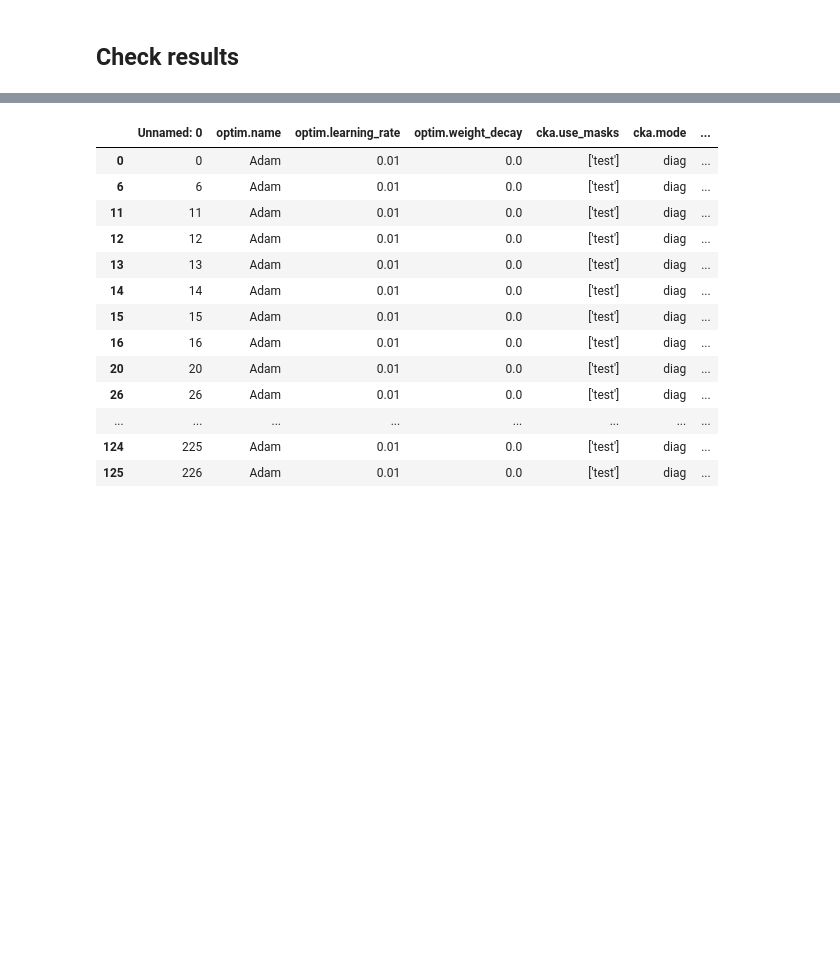
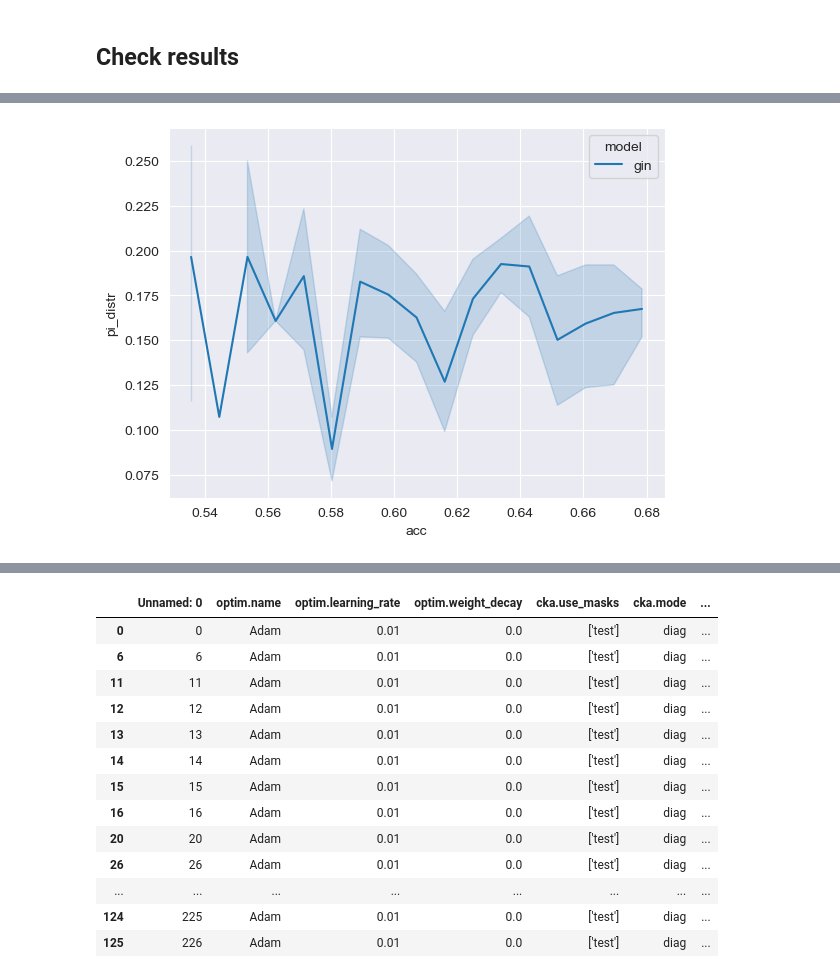
Before and after one commit to Daraniel/gnn-multistability, a Jupyter notebook: notebooks/gather_data_old.ipynb, the cells around one changed output, grey strips where cells are left out. Saved outputs shown, nothing was run; the diff lists cells and outputs as text; code cells hidden in the pictures; blank space fills up the shorter version.

```diff
--- a/notebooks/gather_data.ipynb
+++ b/notebooks/gather_data_old.ipynb
@@ -316,4 +465,9 @@ def better_plot(data_frame, index, err_style='band'):
         #     print(f'error in {metric}')
         # break
     plt.show()
+# %%
+# slice = e_df.loc[(e_df['model.num_layers'] == 2) & (e_df['optim.weight_decay'] == 0)]
+better_plot(e_df, "pi_distr", err_style="band")
+# %% [output]
+[figure, added]
 # %%
```
Also changed, not shown: parts of 26 cells of this notebook, 6 other files.
